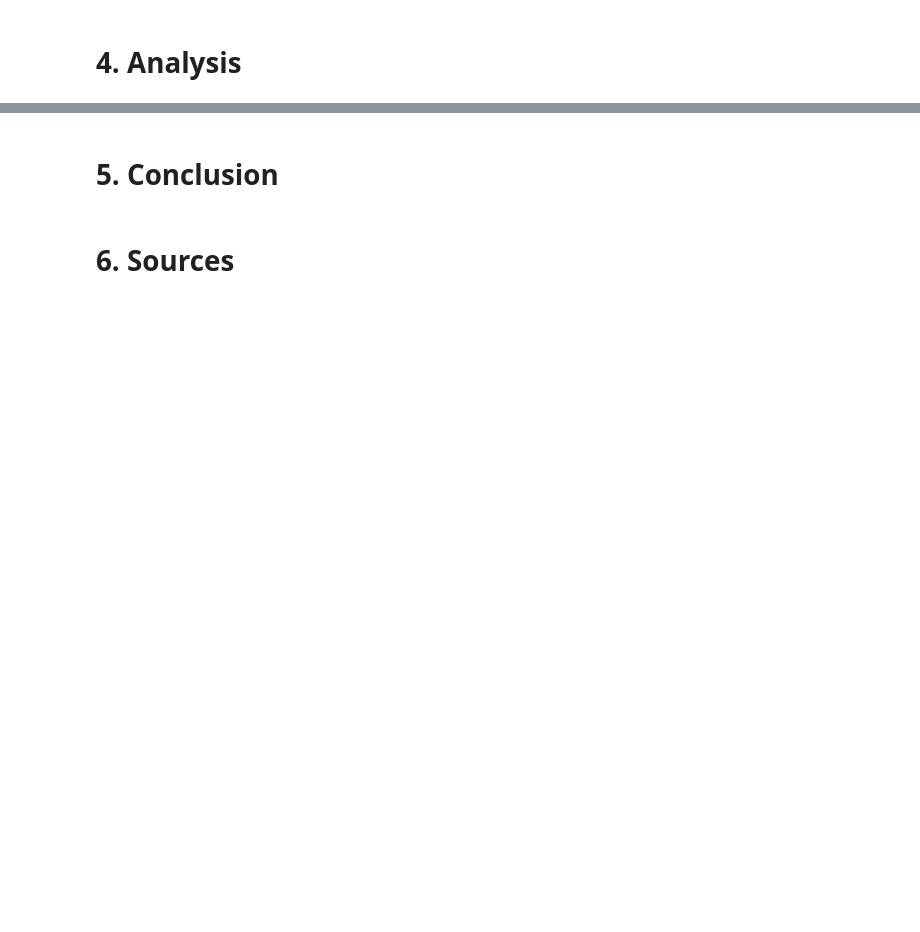
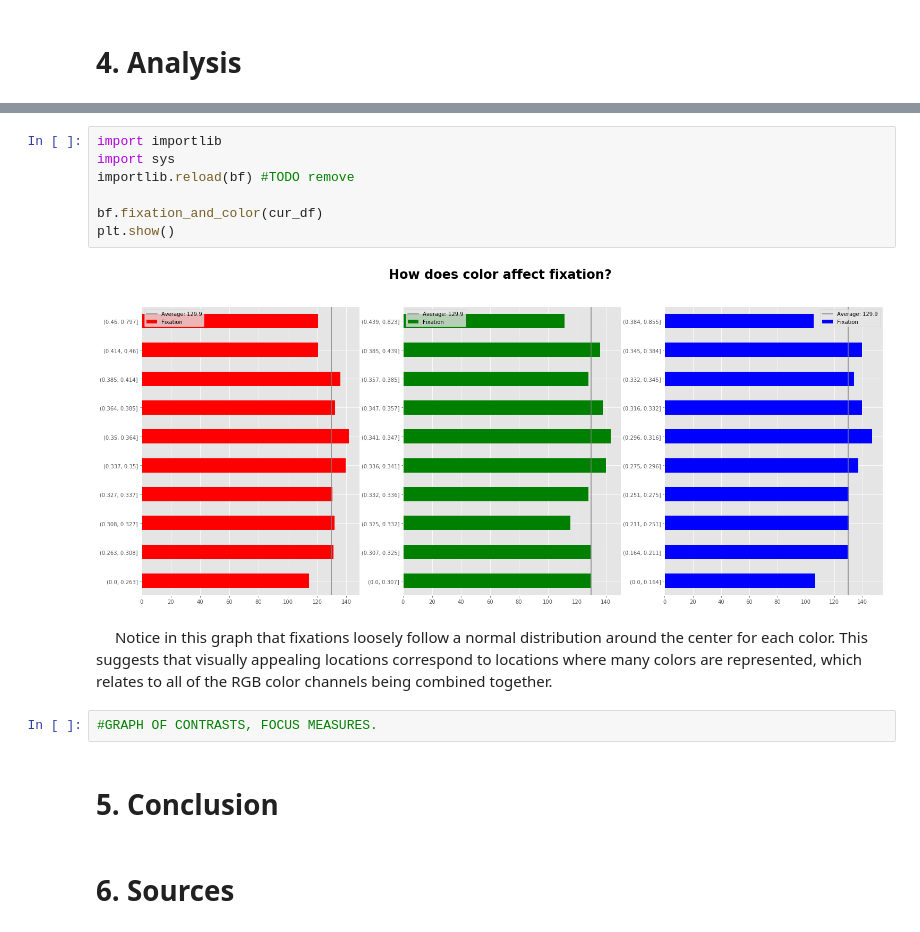
Before and after one commit to jafekb/projects, a Jupyter notebook: Provo Corpus/Final/Final.ipynb, the cells around one changed output, grey strips where cells are left out. Drawn from its saved outputs; the diff is of its cells as text; blank space fills up the shorter version.

Commit message:
Final draft coming together

```diff
--- a/Provo Corpus/Final/Final.ipynb
+++ b/Provo Corpus/Final/Final.ipynb
@@ -118,3 +177,16 @@ print (df_full.sample(5))
+# %%
+import importlib
+import sys
+importlib.reload(bf) #TODO remove
+
+bf.fixation_and_color(cur_df)
+plt.show()
+# %% [output]
+[figure, added]
+# %% [markdown]
+&emsp; Notice in this graph that fixations loosely follow a normal distribution around the center for each color. This suggests that visually appealing locations correspond to locations where many colors are represented, which relates to all of the RGB color channels being combined together.
+# %%
+#GRAPH OF CONTRASTS, FOCUS MEASURES.
 # %% [markdown]
 # 5. Conclusion
 # %% [markdown]
```
Also changed, not shown: parts of 17 cells of this notebook, 1 other file.
